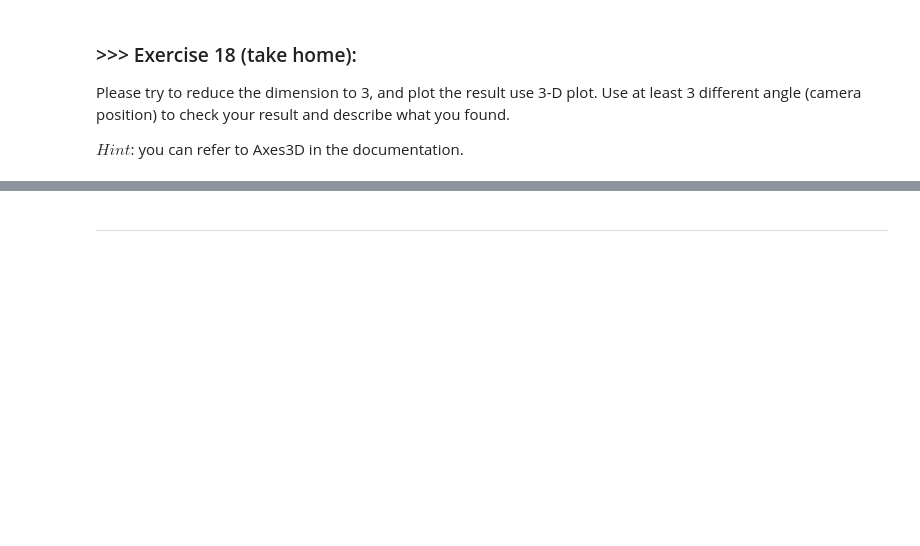
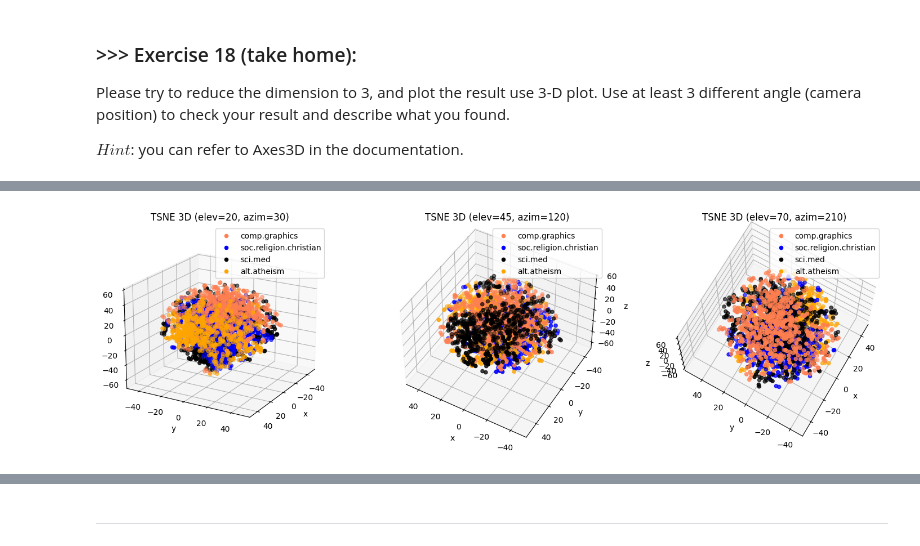
Before and after one commit to 112020035/DM2025-Lab1-Exercise, a Jupyter notebook: DM2025-Lab1-Master.ipynb, the cells around one changed output, grey strips where cells are left out. Drawn from its saved outputs; the diff is of its cells as text; code cells hidden in the pictures; blank space fills up the shorter version.

```diff
--- a/DM2025-Lab1-Master.ipynb
+++ b/DM2025-Lab1-Master.ipynb
@@ -2135,0 +2369,20 @@ $Hint$: you can refer to Axes3D in the documentation.
+# %%
+fig = plt.figure(figsize=(18, 5))
+angles = [(20, 30), (45, 120), (70, 210)]
+
+for i, (elev, azim) in enumerate(angles):
+    ax = fig.add_subplot(1, 3, i+1, projection='3d')
+    for c, category in zip(col, categories):
+        subset = X_tsne_aug[X['category_name'] == category]
+        ax.scatter(subset[:, 0], subset[:, 1], subset[:, 2], c=c, label=category)
+
+    ax.view_init(elev=elev, azim=azim)
+    ax.set_title(f'TSNE 3D (elev={elev}, azim={azim})')
+    ax.set_xlabel('x')
+    ax.set_ylabel('y')
+    ax.set_zlabel('z')
+    ax.legend(loc='upper right')
+
+plt.show()
+# %% [output]
+[figure, added]
```
Also changed, not shown: parts of 57 cells of this notebook, 10 other files.
